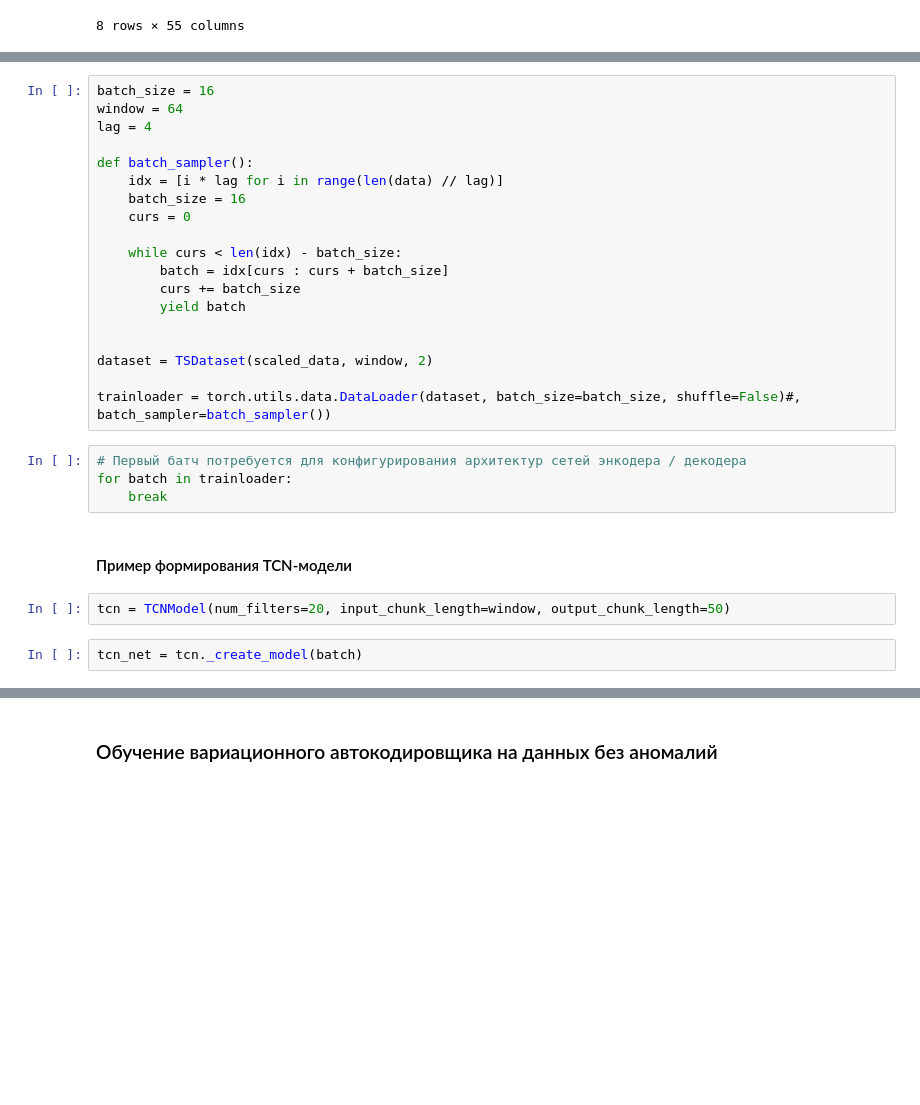
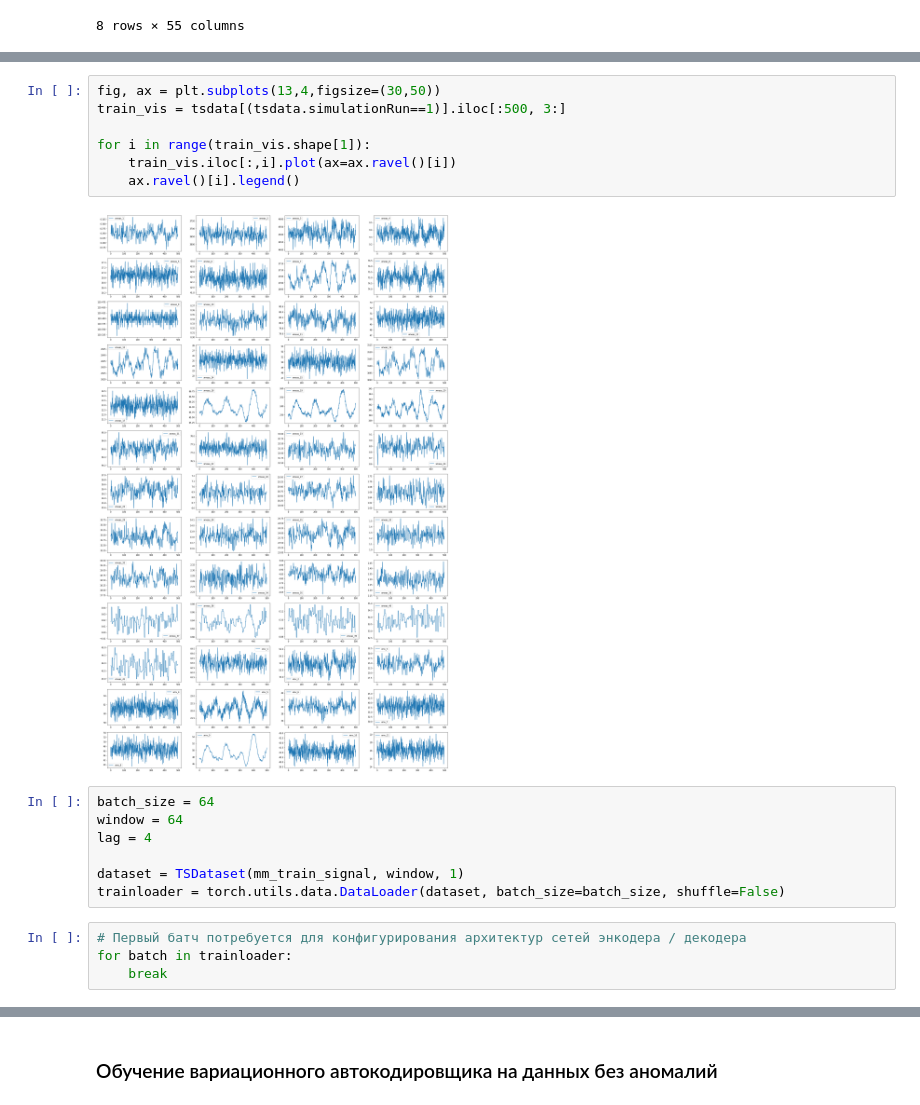
Before and after one commit to AlexShevchuk7/MADE, a Jupyter notebook: Diploma/Modelling.ipynb, the cells around one changed output, grey strips where cells are left out. Saved outputs shown, nothing was run; the diff lists cells and outputs as text; blank space fills up the shorter version.

```diff
--- a/Diploma/Modelling.ipynb
+++ b/Diploma/Modelling.ipynb
@@ -213,29 +321,20 @@ scaled_data.shape
+# %%
+fig, ax = plt.subplots(13,4,figsize=(30,50))
+train_vis = tsdata[(tsdata.simulationRun==1)].iloc[:500, 3:]
+
+for i in range(train_vis.shape[1]):
+    train_vis.iloc[:,i].plot(ax=ax.ravel()[i])
+    ax.ravel()[i].legend()
+# %% [output]
+[figure, added]
 # %%
-batch_size = 16
+batch_size = 64
 window = 64
 lag = 4
 
-def batch_sampler():
-    idx = [i * lag for i in range(len(data) // lag)]
-    batch_size = 16
-    curs = 0
-
-    while curs < len(idx) - batch_size:
-        batch = idx[curs : curs + batch_size]
-        curs += batch_size
-        yield batch
-
-
-dataset = TSDataset(scaled_data, window, 2)
-
-trainloader = torch.utils.data.DataLoader(dataset, batch_size=batch_size, shuffle=False)#, batch_sampler=batch_sampler())
+dataset = TSDataset(mm_train_signal, window, 1)
+trainloader = torch.utils.data.DataLoader(dataset, batch_size=batch_size, shuffle=False)
 # %%
 # Первый батч потребуется для конфигурирования архитектур сетей энкодера / декодера
 for batch in trainloader:
     break
-# %% [markdown]
-#### Пример формирования TCN-модели
-# %%
-tcn = TCNModel(num_filters=20, input_chunk_length=window, output_chunk_length=50)
-# %%
-tcn_net = tcn._create_model(batch)
```
Also changed, not shown: parts of 71 cells of this notebook.
